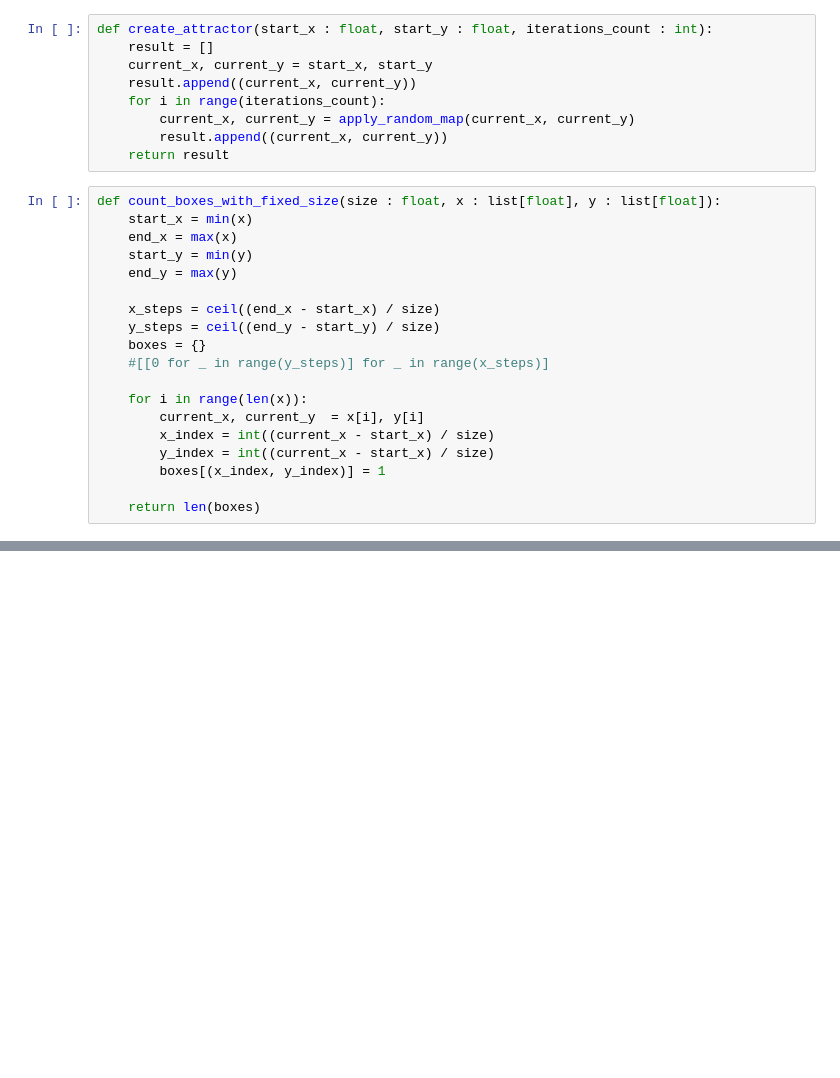
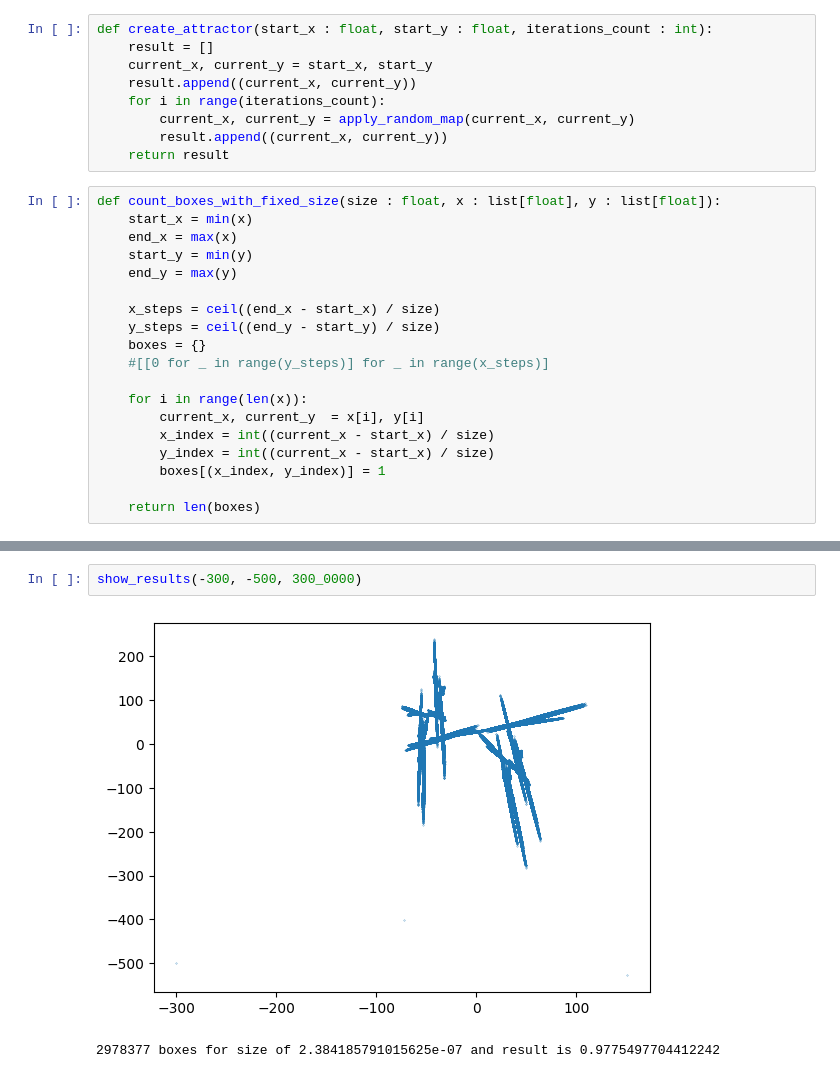
Before and after one commit to yaggod/MathModellingTasks, a Jupyter notebook: Task4/Part2.ipynb, the cells around one changed output, grey strips where cells are left out. Drawn from its saved outputs; the diff is of its cells as text; blank space fills up the shorter version.

```diff
--- a/Task4/Part2.ipynb
+++ b/Task4/Part2.ipynb
@@ -88,0 +88,5 @@ show_results(10, 10, 10000)
+# %%
+show_results(-300, -500, 300_0000)
+# %% [output]
+[figure, added]
+2978377 boxes for size of 2.384185791015625e-07 and result is 0.9775497704412242
```
Also changed, not shown: parts of 4 cells of this notebook.
